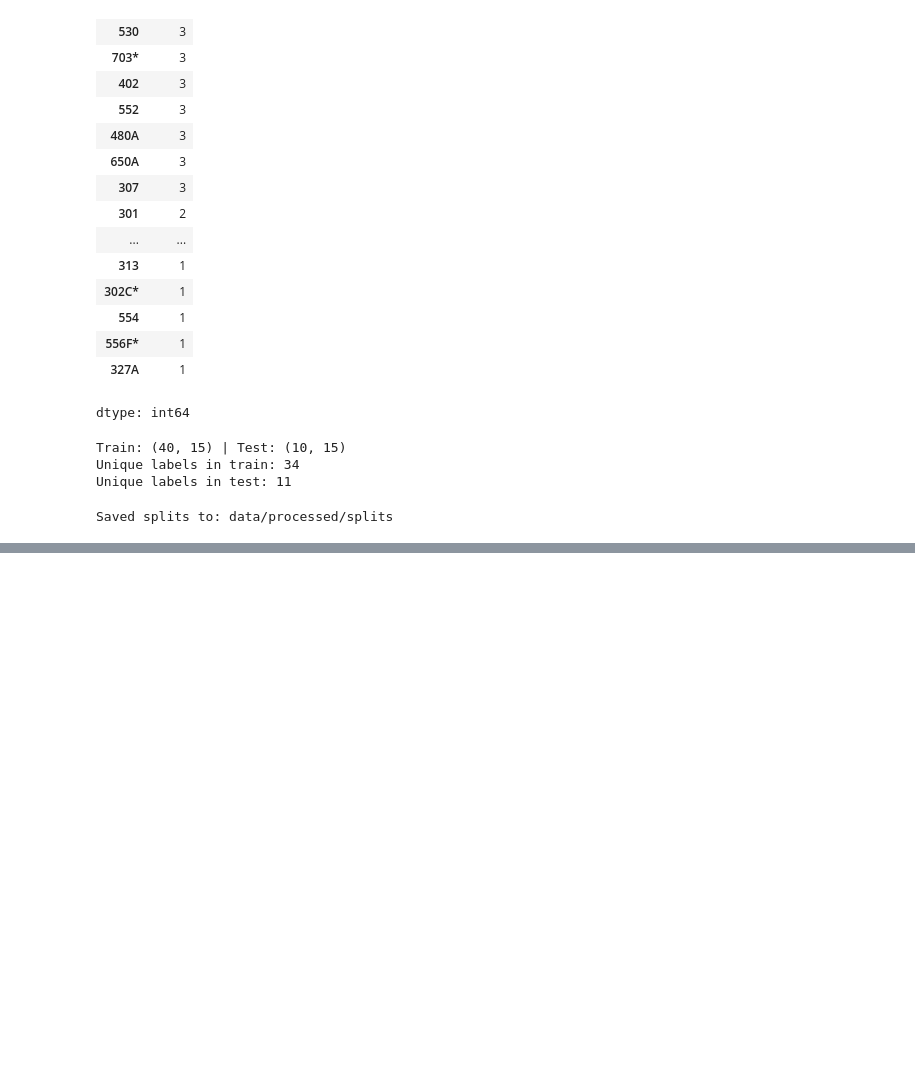
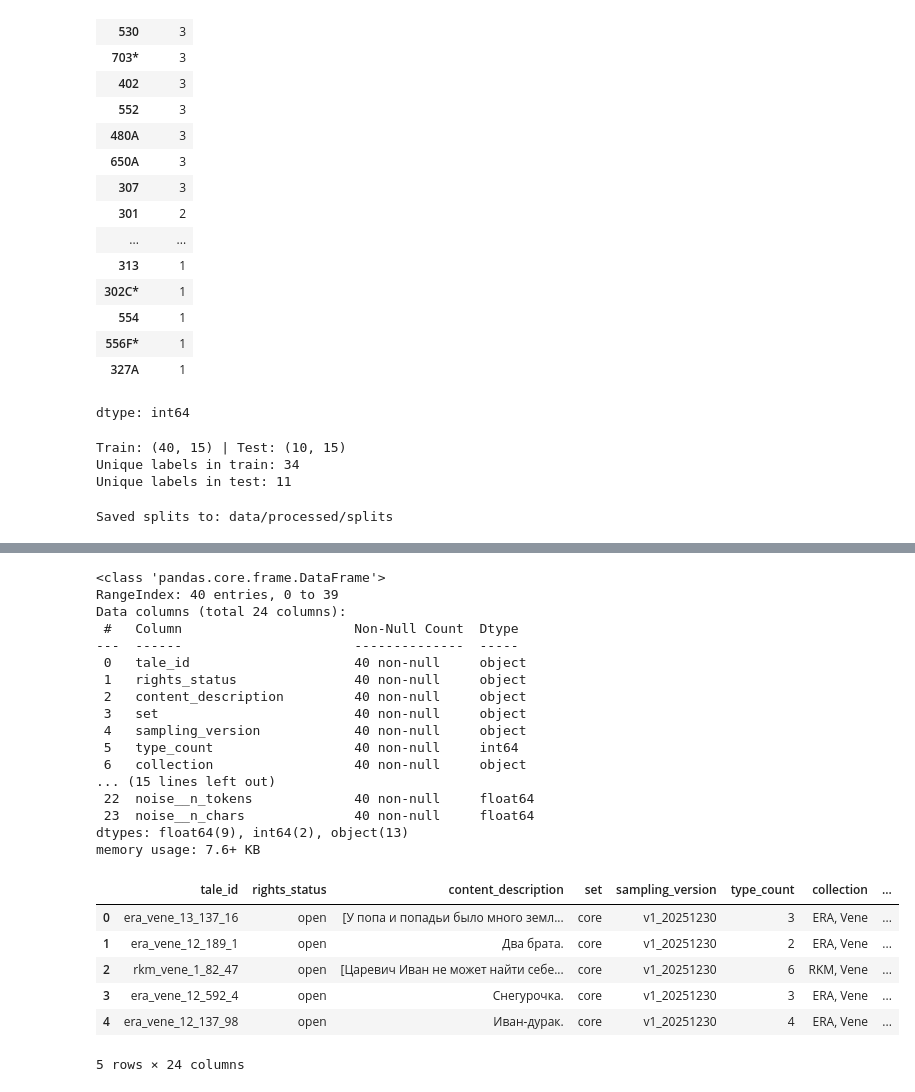
Before and after one commit to eugeniavd/magic_tagger, a Jupyter notebook: notebooks/06_classificator_training.ipynb, the cells around one changed output, grey strips where cells are left out. Cells and saved outputs as stored; diff of their text form; code cells hidden in the pictures; blank space fills up the shorter version.

```diff
--- a/notebooks/06_classificator_training.ipynb
+++ b/notebooks/06_classificator_training.ipynb
@@ -108,0 +183,28 @@ Saved splits to: data/processed/splits
+# %%
+train_df.info()
+display(train_df.head(5))
+# %% [output]
+<class 'pandas.core.frame.DataFrame'>
+RangeIndex: 40 entries, 0 to 39
+Data columns (total 24 columns):
+ #   Column                      Non-Null Count  Dtype
+---  ------                      --------------  -----
+ 0   tale_id                     40 non-null     object
+ 1   rights_status               40 non-null     object
+ 2   content_description         40 non-null     object
+ 3   set                         40 non-null     object
+ 4   sampling_version            40 non-null     object
+ 5   type_count                  40 non-null     int64
+ 6   collection                  40 non-null     object
+... (15 lines left out)
+ 22  noise__n_tokens             40 non-null     float64
+ 23  noise__n_chars              40 non-null     float64
+dtypes: float64(9), int64(2), object(13)
+memory usage: 7.6+ KB
+|  | tale_id | rights_status | content_description | set | sampling_version | type_count | collection | ... |
+| 0 | era_vene_13_137_16 | open | [У попа и попадьи было много земл... | core | v1_20251230 | 3 | ERA, Vene | ... |
+| 1 | era_vene_12_189_1 | open | Два брата. | core | v1_20251230 | 2 | ERA, Vene | ... |
+| 2 | rkm_vene_1_82_47 | open | [Царевич Иван не может найти себе... | core | v1_20251230 | 6 | RKM, Vene | ... |
+| 3 | era_vene_12_592_4 | open | Снегурочка. | core | v1_20251230 | 3 | ERA, Vene | ... |
+| 4 | era_vene_12_137_98 | open | Иван-дурак. | core | v1_20251230 | 4 | ERA, Vene | ... |
+5 rows × 24 columns
```
Also changed, not shown: parts of 43 cells of this notebook.
